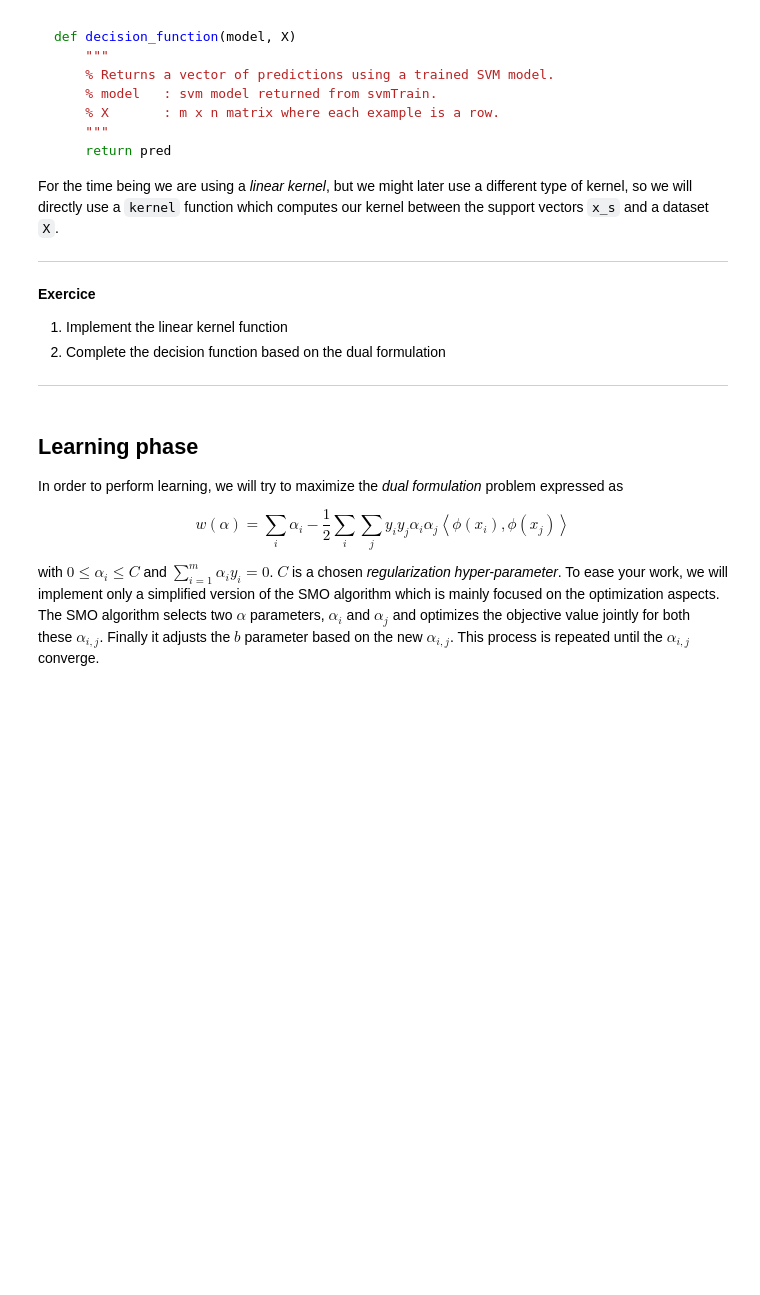
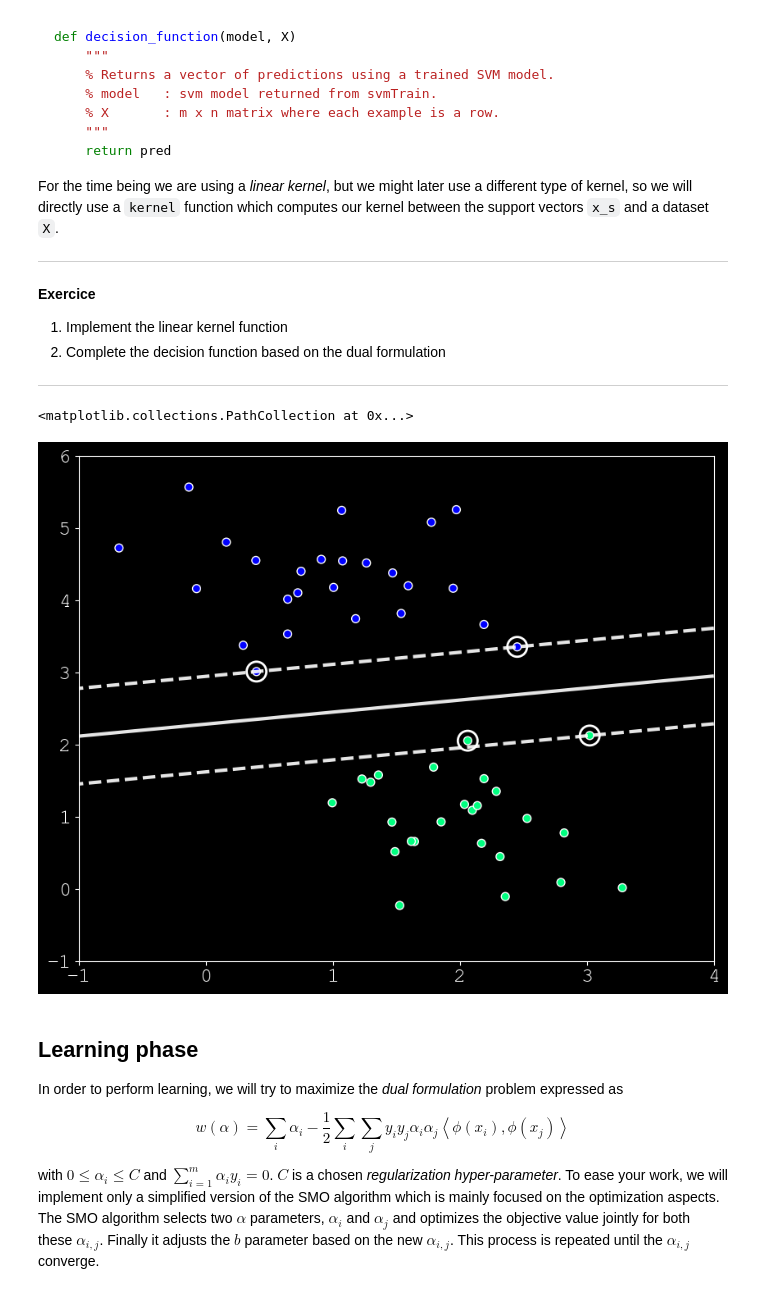
Before and after one commit to quentin-le-gall/Atiam_ml, a Jupyter notebook: 03_support_vector_machines.ipynb, the cells around one changed output. Saved outputs shown, nothing was run; the diff lists cells and outputs as text; code cells hidden in the pictures; blank space fills up the shorter version.

Commit message:
03_support_vector_machine_update_before_train

```diff
--- a/03_support_vector_machines.ipynb
+++ b/03_support_vector_machines.ipynb
@@ -277,41 +277,53 @@ For the time being we are using a _linear kernel_, but we might later use a diff
 1. Complete the decision function based on the dual formulation
 
 ***
+# %%
+def kernel(x, X, type='linear'):
+
+    ######################
+    # YOUR CODE GOES HERE
+    ######################
+
+    if (type == 'linear'):
+        k = np.dot(x,X)
+    return k
 # %%
-def kernel(x, X, type='linear'):
+our_model["x"] = model.support_vectors_
+# Corresponding classes of the support vectors
+our_model["y"] = np.concatenate([[0] * model.n_support_[0], [1] * model.n_support_[1]])
+# Number of vectors for each class
+our_model["n"] = model.n_support_
+# Value of threshold
+our_model["b"] = model._intercept_
+# Values of alphas -> Contient déjà les alpha*y
+our_model["alphas"]
 
-    ######################
-    # YOUR CODE GOES HERE
-    ######################
 
-    if (type == 'linear'):
-        k = ...
-    return k
 
 # This function should replicates the scikit-learn one
 def decision_function(model, X):
 
-    ######################
-    # YOUR CODE GOES HERE
-    ######################
-
-    return ...
+    f = np.dot(model["alphas"],kernel(model["x"],X,type='linear'))+model["b"]
+    return f
 
 # Evaluate the decision function
 ax = plt.figure(figsize=(10,8)).gca()
 ax.scatter(X[:, 0], X[:, 1], c=y, s=50, edgecolor = 'w', cmap='winter')
 ax.set_xlim(-1, 4); ax.set_ylim(-1, 6)
 xlim = ax.get_xlim(); ylim = ax.get_ylim()
 # Create grid to evaluate model
 x = np.linspace(xlim[0], xlim[1], 30)
 yp = np.linspace(ylim[0], ylim[1], 30)
 Y, Xp = np.meshgrid(yp, x)
 xy = np.vstack([Xp.ravel(), Y.ravel()]).T
 P = decision_function(our_model, xy.transpose())
 P = P.reshape((30, 30))
 # plot decision boundary and margins
-ax.contour(Xp, Y, P, colors='w',levels=[-1, 0, 1], alpha=0.9,linestyles=['--', '-', '--']);
-ax.scatter(our_model["x"][:, 0], our_model["x"][:, 1],s=300, linewidth=2, edgecolor='w', facecolors='none');
+ax.contour(Xp, Y, P, colors='w',levels=[-1, 0, 1], alpha=0.9,linestyles=['--', '-', '--'])
+ax.scatter(our_model["x"][:, 0], our_model["x"][:, 1],s=300, linewidth=2, edgecolor='w', facecolors='none')
+# %% [output]
+<matplotlib.collections.PathCollection at 0x...>
+[figure, added]
 # %% [markdown]
 ## Learning phase
 
```
Also changed, not shown: parts of 15 cells of this notebook.
